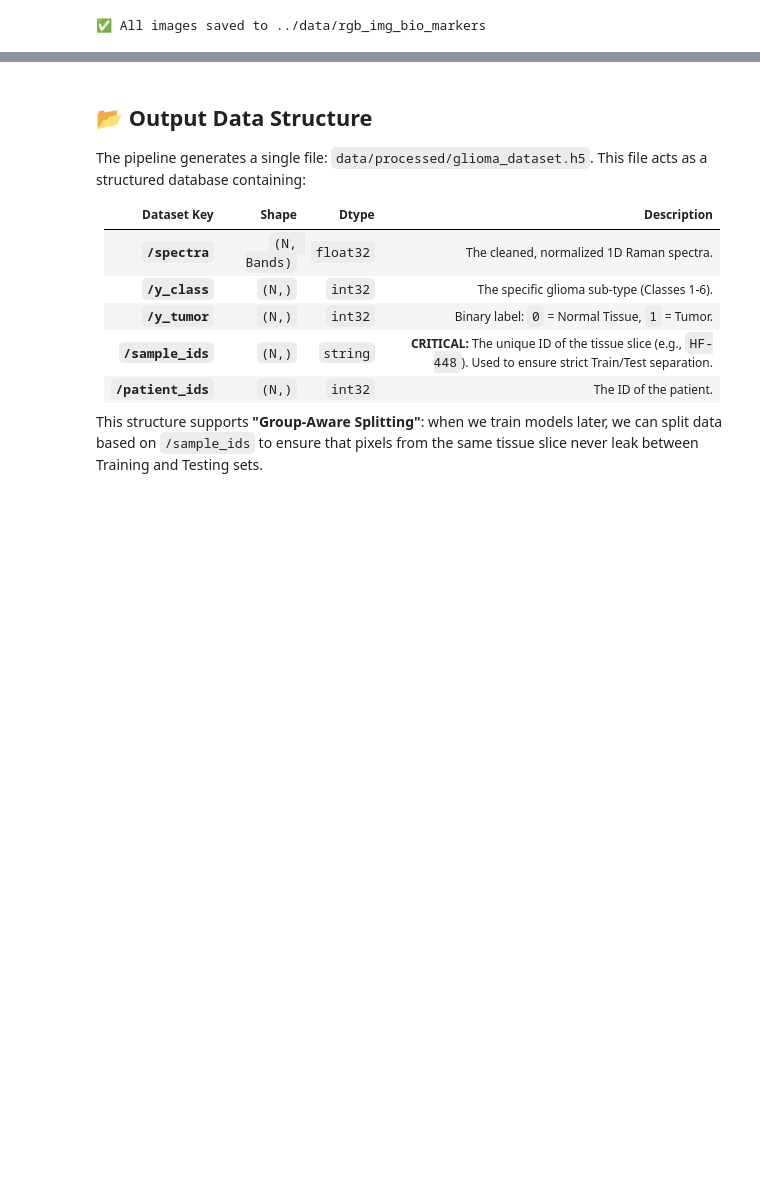
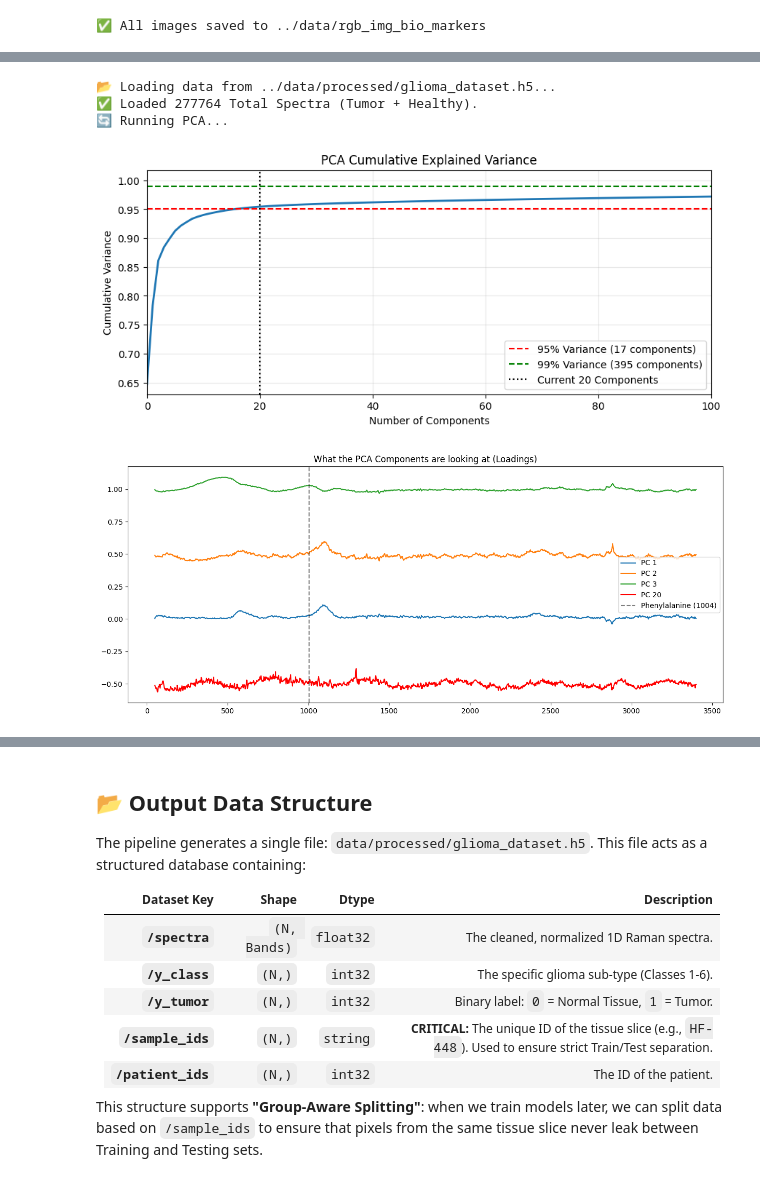
Before and after one commit to NIRDBS/glioma-synthetic-data, a Jupyter notebook: notebooks/00_Preprocessing.ipynb, the cells around one changed output, grey strips where cells are left out. Drawn from its saved outputs; the diff is of its cells as text; code cells hidden in the pictures; blank space fills up the shorter version.

```diff
--- a/notebooks/00_Preprocessing.ipynb
+++ b/notebooks/00_Preprocessing.ipynb
@@ -519,0 +518,48 @@ preprocessor.run()
+# %%
+import numpy as np
+import matplotlib.pyplot as plt
+from sklearn.decomposition import PCA
+
+loader = GliomaDataLoader(OUTPUT_FILE, memory_mapped=True)
+X_sample = loader.X[:20000] # Subsample for speed
+
+print("🔄 Running PCA...")
+pca = PCA().fit(X_sample)
+
+# 1. Explained Variance (Scree Plot)
+cumulative_variance = np.cumsum(pca.explained_variance_ratio_)
+target_95 = np.argmax(cumulative_variance >= 0.95) + 1
+target_99 = np.argmax(cumulative_variance >= 0.99) + 1
+
+plt.figure(figsize=(10, 4))
+plt.plot(cumulative_variance, linewidth=2)
+plt.axhline(0.95, color='r', linestyle='--', label=f'95% Variance ({target_95} components)')
+plt.axhline(0.99, color='g', linestyle='--', label=f'99% Variance ({target_99} components)')
+plt.axvline(20, color='k', linestyle=':', label='Current 20 Components')
+plt.title("PCA Cumulative Explained Variance")
+plt.xlabel("Number of Components")
+plt.ylabel("Cumulative Variance")
+plt.xlim(0, 100)
+plt.legend()
+plt.grid(alpha=0.3)
+plt.show()
+
+# 2. Inspect the "Loadings" to ensure we aren't throwing away peaks
+plt.figure(figsize=(15, 6))
+# Plot the first 3 components (Highest Variance)
+for i in range(3):
+    plt.plot(loader.wavenumbers, pca.components_[i] + (i * 0.5), label=f'PC {i+1}')
+
+# Plot component 20 (What we are about to cut off)
+plt.plot(loader.wavenumbers, pca.components_[19] - 0.5, color='red', label='PC 20')
+
+plt.title("What the PCA Components are looking at (Loadings)")
+plt.axvline(1004, color='black', linestyle='--', alpha=0.5, label='Phenylalanine (1004)')
+plt.legend()
+plt.show()
+# %% [output]
+📂 Loading data from ../data/processed/glioma_dataset.h5...
+✅ Loaded 277764 Total Spectra (Tumor + Healthy).
+🔄 Running PCA...
+[figure, added]
+[figure, added]
```
Also changed, not shown: parts of 10 cells of this notebook, 14 other files.
